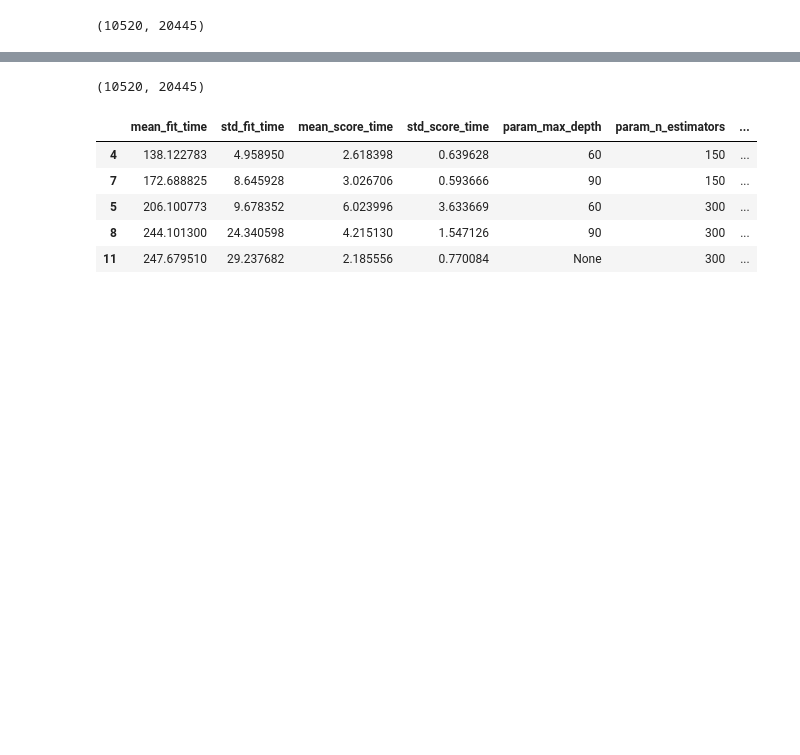
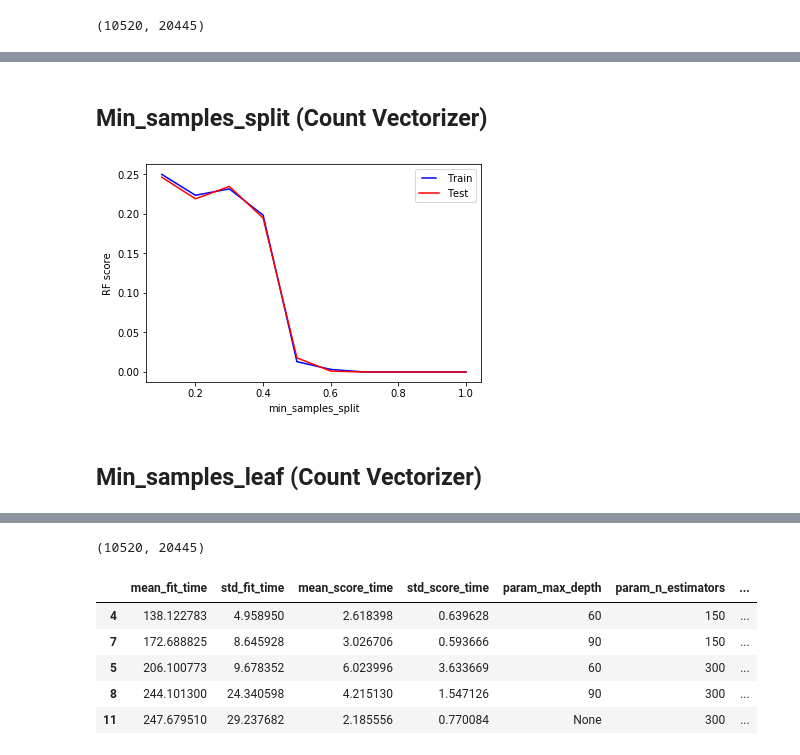
Before and after one commit to elanderos318/Tweetocracy, a Jupyter notebook: jupyter_notebook_code/Random Forest Classifier.ipynb, the cells around one changed output, grey strips where cells are left out. Drawn from its saved outputs; the diff is of its cells as text; code cells hidden in the pictures; blank space fills up the shorter version.

```diff
--- a/jupyter_notebook_code/Random Forest Classifier.ipynb
+++ b/jupyter_notebook_code/Random Forest Classifier.ipynb
@@ -136,0 +313,35 @@ pd.DataFrame(gs_fit.cv_results_).sort_values('mean_test_score', ascending=False)
+# %% [markdown]
+## Min_samples_split (Count Vectorizer)
+# %%
+min_samples_splits = list(np.linspace(0.1, 1.0, 10, endpoint=True))
+# %%
+train_results = []
+test_results = []
+for min_samples_split in min_samples_splits:
+    rf = RandomForestClassifier(min_samples_split=min_samples_split, n_jobs=-1)
+    rf.fit(X_train_scaled, y_train_categorical)
+
+#     train_pred = rf.predict(X_train_scaled)
+
+#     false_positive_rate, true_positive_rate, thresholds = roc_curve(y_train, train_pred)
+#     roc_auc = auc(false_positive_rate, true_positive_rate)
+
+    train_results.append(rf.score(X_train_scaled, y_train_categorical))
+
+#     y_pred = rf.predict(x_test)
+
+
+#     false_positive_rate, true_positive_rate, thresholds = roc_curve(y_test, y_pred)
+#     roc_auc = auc(false_positive_rate, true_positive_rate)
+    test_results.append(rf.score(X_test_scaled, y_test_categorical))
+# %%
+line1, = plt.plot(min_samples_splits, train_results, 'b', label="Train")
+line2, = plt.plot(min_samples_splits, test_results, 'r', label="Test")
+
+plt.legend(handler_map={line1: HandlerLine2D(numpoints=2)})
+
+plt.ylabel('RF score')
+plt.xlabel('min_samples_split')
+plt.show()
+# %% [output]
+[figure, added]
@@ -136,0 +350,2 @@ pd.DataFrame(gs_fit.cv_results_).sort_values('mean_test_score', ascending=False)
+# %% [markdown]
+## Min_samples_leaf (Count Vectorizer)
```
Also changed, not shown: parts of 61 cells of this notebook, 1 other file.
